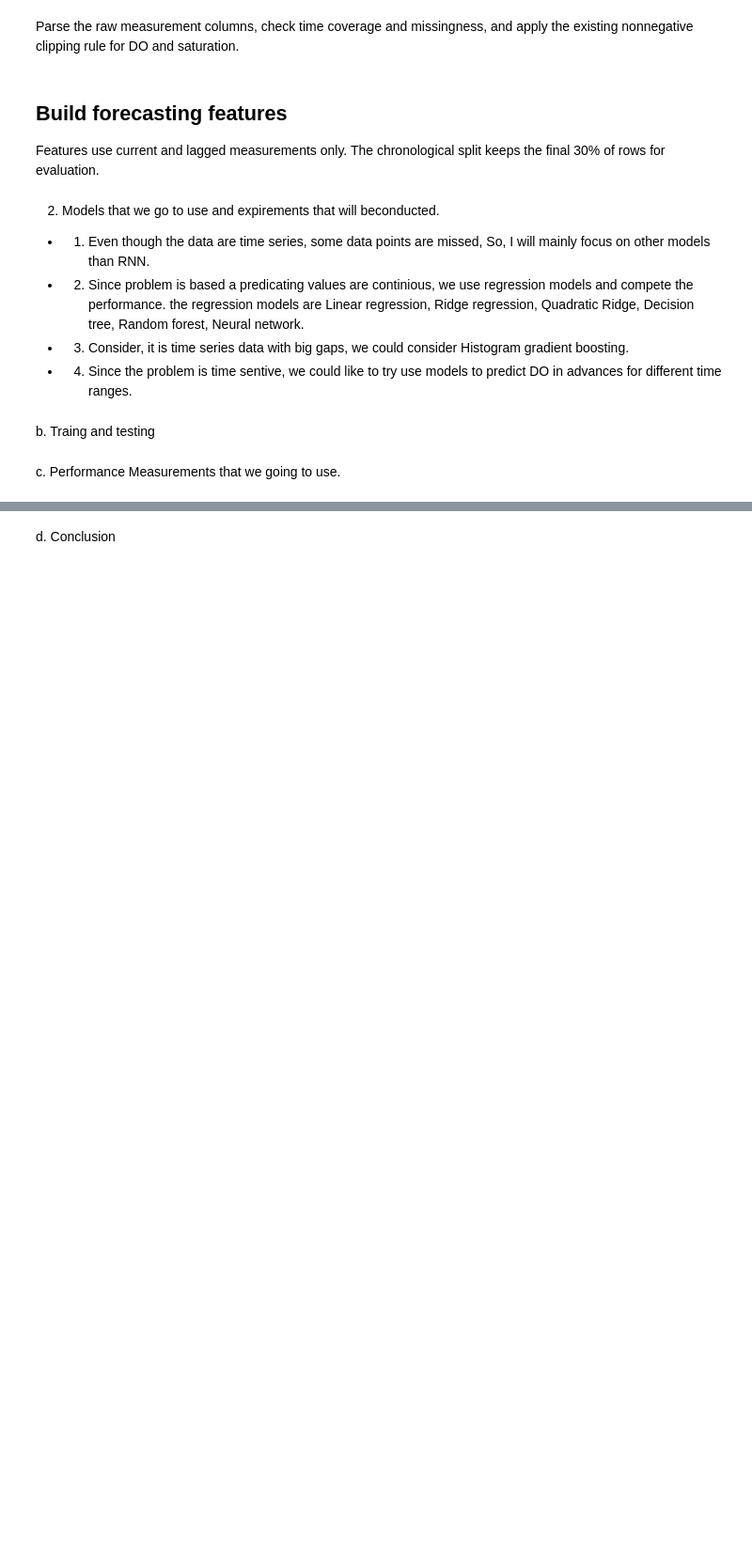
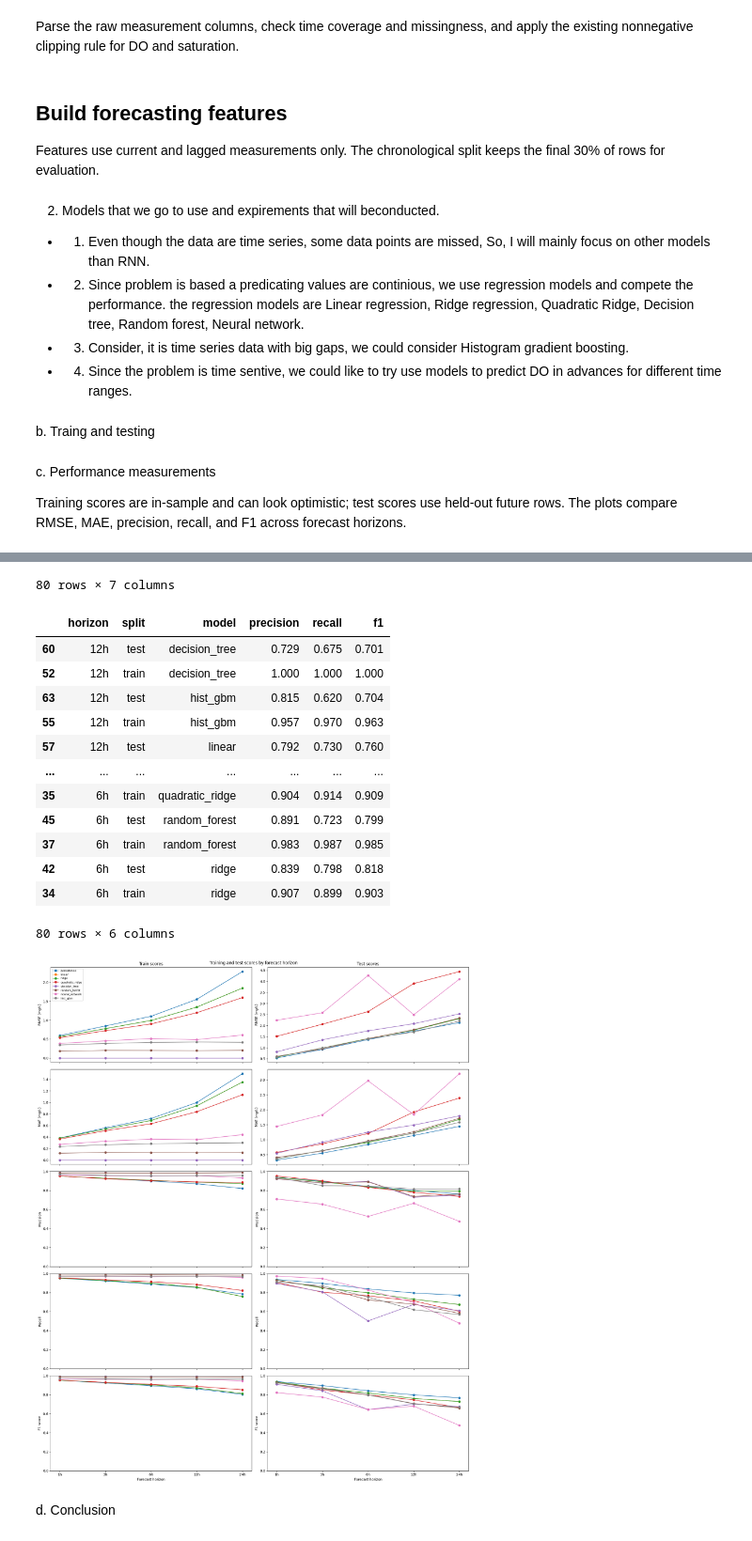
Before and after one commit to Strawhat-jayesh/Data602, a Jupyter notebook: EDA/Proposal_EDA_Chesapeake.ipynb, the cells around one changed output, grey strips where cells are left out. Shown at 94% size. Drawn from its saved outputs; the diff is of its cells as text; code cells hidden in the pictures; blank space fills up the shorter version.

Commit message:
Add charts

```diff
--- a/EDA/Proposal_EDA_Chesapeake.ipynb
+++ b/EDA/Proposal_EDA_Chesapeake.ipynb
@@ -759,4 +811,63 @@ for hname, h in HORIZONS.items():
     if hname == "6h":
         plot_store = (y_te, preds)
 # %% [markdown]
-c. Performance Measurements that we going to use.
+c. Performance measurements
+
+Training scores are in-sample and can look optimistic; test scores use held-out future rows. The plots compare RMSE, MAE, precision, recall, and F1 across forecast horizons.
+# %%
+score_rows = []
+for result in results:
+    test_metrics = {
+        name: scores for name, scores in result.items()
+        if name not in {"horizon", "n_train", "n_test", "train"}
+    }
+    for split_name, metrics_by_model in (
+        ("train", result["train"]),
+        ("test", test_metrics),
+    ):
+        for model_name, scores in metrics_by_model.items():
+            score_rows.append({
+                "horizon": result["horizon"],
+                "split": split_name,
+                "model": model_name,
+                **scores,
+            })
+
+scores_df = pd.DataFrame(score_rows)
+hypoxia_scores_df = pd.DataFrame(hypoxia_rows)
+display(scores_df.sort_values(["horizon", "model", "split"]))
+display(hypoxia_scores_df.sort_values(["horizon", "model", "split"]))
+
+horizon_order = list(HORIZONS)
+model_order = list(dict.fromkeys(scores_df["model"]))
+plot_specs = [
+    ("rmse", scores_df, "RMSE (mg/L)", None),
+    ("mae", scores_df, "MAE (mg/L)", None),
+    ("precision", hypoxia_scores_df, "Precision", (0, 1)),
+    ("recall", hypoxia_scores_df, "Recall", (0, 1)),
+    ("f1", hypoxia_scores_df, "F1 score", (0, 1)),
+]
+fig, axes = plt.subplots(len(plot_specs), 2, figsize=(18, 22), sharex=True)
+for row_index, (metric, data, ylabel, ylim) in enumerate(plot_specs):
+    for col_index, split_name in enumerate(["train", "test"]):
+        ax = axes[row_index, col_index]
+        for model_name in model_order:
+            subset = data[
+                (data["split"] == split_name) & (data["model"] == model_name)
+            ]
+            ax.plot(subset["horizon"], subset[metric], marker="o", label=model_name)
+        ax.set_ylabel(ylabel)
+        if ylim is not None:
+            ax.set_ylim(*ylim)
+        if row_index == 0:
+            ax.set_title(f"{split_name.title()} scores")
+        if row_index == 0 and col_index == 0:
+            ax.legend(fontsize=8)
+        if row_index == len(plot_specs) - 1:
+            ax.set_xlabel("Forecast horizon")
+            ax.set_xticks(range(len(horizon_order)))
+            ax.set_xticklabels(horizon_order)
+fig.suptitle("Training and test scores by forecast horizon")
+fig.tight_layout()
+plt.show()
+# %% [output]
@@ -763,2 +886,17 @@ c. Performance Measurements that we going to use.
+80 rows × 7 columns
+|  | horizon | split | model | precision | recall | f1 |
+| 60 | 12h | test | decision_tree | 0.729 | 0.675 | 0.701 |
+| 52 | 12h | train | decision_tree | 1.000 | 1.000 | 1.000 |
+| 63 | 12h | test | hist_gbm | 0.815 | 0.620 | 0.704 |
+| 55 | 12h | train | hist_gbm | 0.957 | 0.970 | 0.963 |
+| 57 | 12h | test | linear | 0.792 | 0.730 | 0.760 |
+| ... | ... | ... | ... | ... | ... | ... |
+| 35 | 6h | train | quadratic_ridge | 0.904 | 0.914 | 0.909 |
+| 45 | 6h | test | random_forest | 0.891 | 0.723 | 0.799 |
+| 37 | 6h | train | random_forest | 0.983 | 0.987 | 0.985 |
+| 42 | 6h | test | ridge | 0.839 | 0.798 | 0.818 |
+| 34 | 6h | train | ridge | 0.907 | 0.899 | 0.903 |
+80 rows × 6 columns
+[figure, added]
 # %% [markdown]
 d. Conclusion
```
Also changed, not shown: parts of 8 cells of this notebook.
